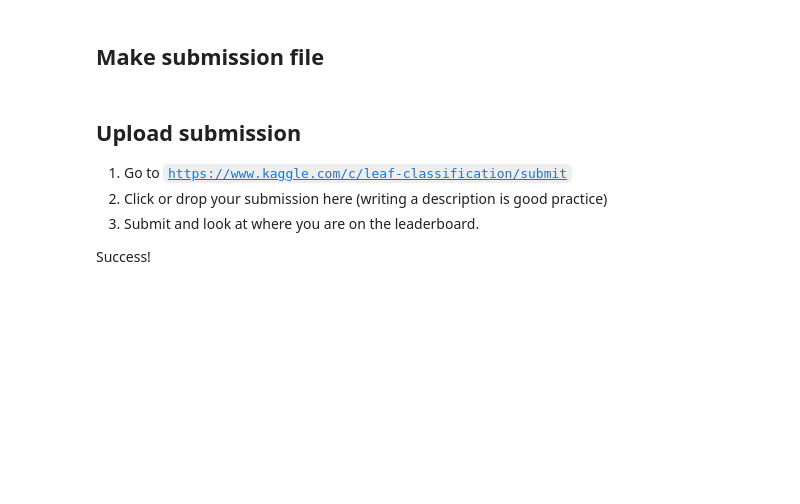
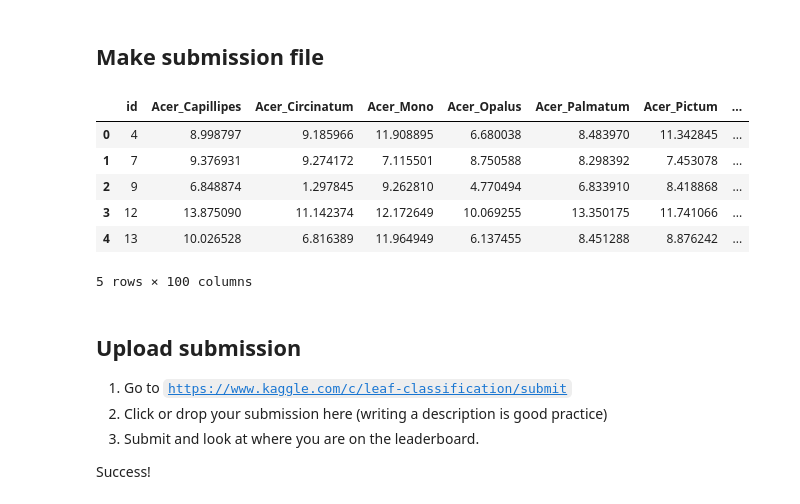
Before and after one commit to ES0R/02456-deep-learning-with-PyTorch, a Jupyter notebook: 6_Mini_Project/6.1-EXE-Kaggle-Leaf-Challenge.ipynb, the cells around one changed output. Cells and saved outputs as stored; diff of their text form; code cells hidden in the pictures; blank space fills up the shorter version.

```diff
--- a/6_Mini_Project/6.1-EXE-Kaggle-Leaf-Challenge.ipynb
+++ b/6_Mini_Project/6.1-EXE-Kaggle-Leaf-Challenge.ipynb
@@ -547,13 +578,11 @@ Net(
 ## Exercise 8
 8.1) Since this is a classification task we will use the cross-entropy loss. Define the cross-entropy loss as the loss function in the code below.
 # %%
-LEARNING_RATE = 1e-3 #0.001
-WEIGHT_DECAY= 1e-5
-
-criterion = nn.CrossEntropyLoss()          # <-- Your code here.
+LEARNING_RATE = 1e-3
+criterion = nn.CrossEntropyLoss() # <-- Your code here.
 
 # weight_decay is equal to L2 regularization
-optimizer = optim.Adam(net.parameters(), lr=LEARNING_RATE, weight_decay=WEIGHT_DECAY)
+optimizer = optim.Adam(net.parameters(), lr=LEARNING_RATE, weight_decay=1e-5)
 
 def accuracy(ys, ts):
     predictions = torch.max(ys, 1)[1]
@@ -577,28 +606,20 @@ The two most likely solutions are
  1. Try and reduce the size of the images further, or reduce the dimensions of the network using either pooling or strides.
 # %%
 _img_shape = tuple([batch_size] + list(IMAGE_SHAPE))
+_feature_shape = (batch_size,) + (64,)
 
-_feature_shape = (batch_size, NUM_FEATURES)
 
 def randnorm(size):
-    return np.random.normal(0, 1, size).astype('float32')
+    return np.random.normal(0, 1, size=size).astype('float32')
 
-
-def get_input(batch):
-    return {
-        'x_img': get_variable(Variable(torch.from_numpy(batch['images']))),
-        'x_margin': get_variable(Variable(torch.from_numpy(batch['margins']))),
-        'x_shape': get_variable(Variable(torch.from_numpy(batch['shapes']))),
-        'x_texture': get_variable(Variable(torch.from_numpy(batch['textures'])))
-    }
 # dummy data
 _x_image = get_variable(Variable(torch.from_numpy(randnorm(_img_shape))))
 _x_margin = get_variable(Variable(torch.from_numpy(randnorm(_feature_shape))))
 _x_shape = get_variable(Variable(torch.from_numpy(randnorm(_feature_shape))))
 _x_texture = get_variable(Variable(torch.from_numpy(randnorm(_feature_shape))))
 
-
-# test the forward pass
-output = net(x_img=_x_image, x_margin=_x_margin, x_shape=_x_shape, x_texture=_x_texture)
-output['out']
+print(_x_shape.shape)
+print(_x_texture.shape)
+x = torch.cat((_x_margin, _x_texture), dim=1)  # if you want to use features as feature vectors
+print(x.shape)
 # %% [output]
@@ -626,9 +664,8 @@ def get_input(batch):
         'x_texture': get_variable(Variable(torch.from_numpy(batch['textures'])))
     }
 # %%
-# Setup settings for training
 VALIDATION_SIZE = 0.1 # 0.1 is ~ 100 samples for validation
-max_iter = 1000
+max_iter = 1500
 log_every = 1
 eval_every = 1
 
@@ -760,13 +847,14 @@ net.eval()
 # run like with validation
 for batch_test, num in batch_gen.gen_test():
     output = net(**get_input(batch_test))
-    y_out = output['out'].data
+    y_out = abs(output['out'].data.cpu())  # Move tensor to CPU
 
     ids_test += batch_test['ids']
-    if num!=len(y_out):
+    if num != len(y_out):
         # in case of the last batch, num will be less than batch_size
         y_out = y_out[:num]
-    preds_test.append(y_out)
+    preds_test.append(y_out.numpy())  # Convert tensor to numpy array
+
 preds_test = np.concatenate(preds_test, axis=0)
 assert len(ids_test) == len(preds_test)
 # %% [markdown]
@@ -774,11 +862,19 @@ assert len(ids_test) == len(preds_test)
 # %%
 preds_df = pd.DataFrame(preds_test, columns=data.le.classes_)
 ids_test_df = pd.DataFrame(ids_test, columns=["id"])
 submission = pd.concat([ids_test_df, preds_df], axis=1)
-submission.to_csv(drive_path + 'submission.csv', index=False)
+submission.to_csv(current_directory + 'submission.csv', index=False)
 
 # below prints the submission, can be removed and replaced with code block below
 submission.head(5)
+# %% [output]
+|  | id | Acer_Capillipes | Acer_Circinatum | Acer_Mono | Acer_Opalus | Acer_Palmatum | Acer_Pictum | ... |
+| 0 | 4 | 8.998797 | 9.185966 | 11.908895 | 6.680038 | 8.483970 | 11.342845 | ... |
+| 1 | 7 | 9.376931 | 9.274172 | 7.115501 | 8.750588 | 8.298392 | 7.453078 | ... |
+| 2 | 9 | 6.848874 | 1.297845 | 9.262810 | 4.770494 | 6.833910 | 8.418868 | ... |
+| 3 | 12 | 13.875090 | 11.142374 | 12.172649 | 10.069255 | 13.350175 | 11.741066 | ... |
+| 4 | 13 | 10.026528 | 6.816389 | 11.964949 | 6.137455 | 8.451288 | 8.876242 | ... |
+5 rows × 100 columns
 # %% [markdown]
 ## Upload submission
 
```
Also changed, not shown: parts of 15 cells of this notebook, 3 other files.
